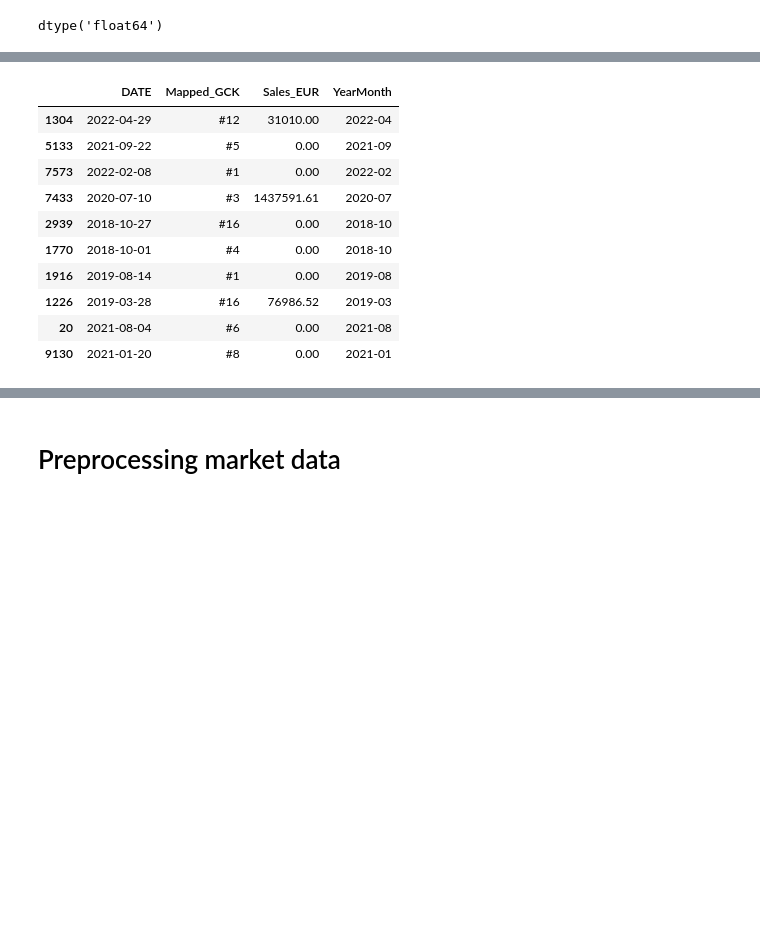
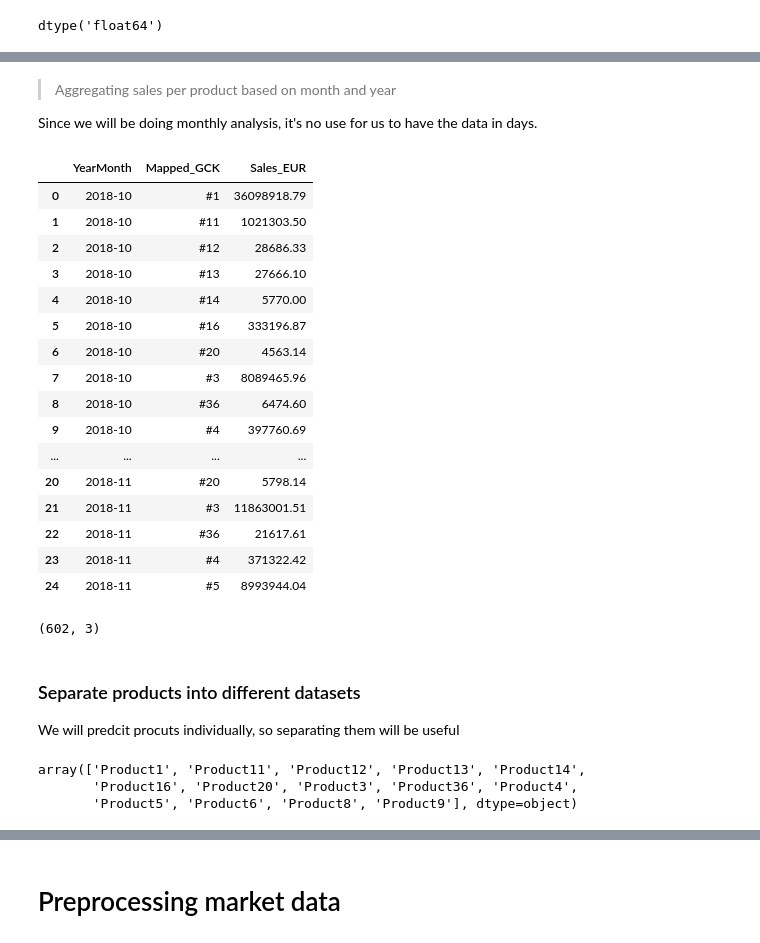
Before and after one commit to RubenCMarques/Case-2--Siemens-Sales-Forecast, a Jupyter notebook: Notebooks/diogo_test.ipynb, the cells around one changed output, grey strips where cells are left out. Saved outputs shown, nothing was run; the diff lists cells and outputs as text; code cells hidden in the pictures; blank space fills up the shorter version.

```diff
--- a/Notebooks/diogo_test.ipynb
+++ b/Notebooks/diogo_test.ipynb
@@ -75,14 +72,38 @@ monthly_sales['YearMonth'] = monthly_sales['YearMonth'].dt.to_timestamp()
-# %%
-sales_df.sample(10)
-# %% [output]
-|  | DATE | Mapped_GCK | Sales_EUR | YearMonth |
-| 1304 | 2022-04-29 | #12 | 31010.00 | 2022-04 |
-| 5133 | 2021-09-22 | #5 | 0.00 | 2021-09 |
-| 7573 | 2022-02-08 | #1 | 0.00 | 2022-02 |
-| 7433 | 2020-07-10 | #3 | 1437591.61 | 2020-07 |
-| 2939 | 2018-10-27 | #16 | 0.00 | 2018-10 |
-| 1770 | 2018-10-01 | #4 | 0.00 | 2018-10 |
-| 1916 | 2019-08-14 | #1 | 0.00 | 2019-08 |
-| 1226 | 2019-03-28 | #16 | 76986.52 | 2019-03 |
-| 20 | 2021-08-04 | #6 | 0.00 | 2021-08 |
-| 9130 | 2021-01-20 | #8 | 0.00 | 2021-01 |
+# %% [markdown]
+> Aggregating sales per product based on month and year
+
+Since we will be doing monthly analysis, it's no use for us to have the data in days.
+# %%
+# Aggregate sales data by month for each product
+monthly_sales_data = sales_df.groupby(['YearMonth', 'Mapped_GCK'], as_index=False).agg({
+    'Sales_EUR': 'sum'  # Sum sales revenue
+})
+# %%
+# Display the first few rows to check the transformation
+monthly_sales_data.head(25)
+# %% [output]
+|  | YearMonth | Mapped_GCK | Sales_EUR |
+| 0 | 2018-10 | #1 | 36098918.79 |
+| 1 | 2018-10 | #11 | 1021303.50 |
+| 2 | 2018-10 | #12 | 28686.33 |
+| 3 | 2018-10 | #13 | 27666.10 |
+| 4 | 2018-10 | #14 | 5770.00 |
+| 5 | 2018-10 | #16 | 333196.87 |
+| 6 | 2018-10 | #20 | 4563.14 |
+| 7 | 2018-10 | #3 | 8089465.96 |
+| 8 | 2018-10 | #36 | 6474.60 |
+| 9 | 2018-10 | #4 | 397760.69 |
+| ... | ... | ... | ... |
+| 20 | 2018-11 | #20 | 5798.14 |
+| 21 | 2018-11 | #3 | 11863001.51 |
+| 22 | 2018-11 | #36 | 21617.61 |
+| 23 | 2018-11 | #4 | 371322.42 |
+| 24 | 2018-11 | #5 | 8993944.04 |
+# %%
+monthly_sales_data.shape
+# %% [output]
+(602, 3)
+# %% [markdown]
+### Separate products into different datasets
+
+We will predcit procuts individually, so separating them will be useful
@@ -88,0 +113,8 @@ sales_df.sample(10)
+# %%
+# Get the unique products
+unique_products = monthly_sales_data['Mapped_GCK' ].unique()
+unique_products
+# %% [output]
+array(['Product1', 'Product11', 'Product12', 'Product13', 'Product14',
+       'Product16', 'Product20', 'Product3', 'Product36', 'Product4',
+       'Product5', 'Product6', 'Product8', 'Product9'], dtype=object)
```
Also changed, not shown: parts of 19 cells of this notebook.
